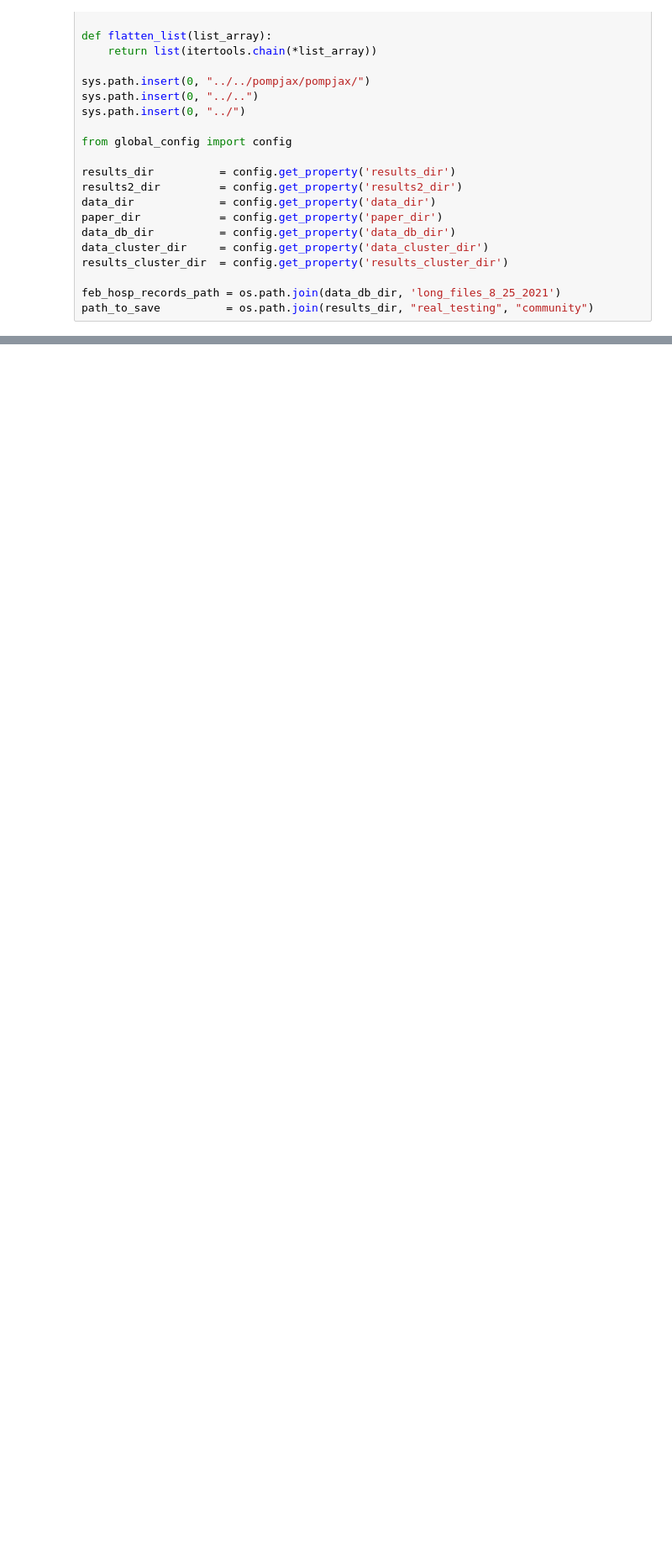
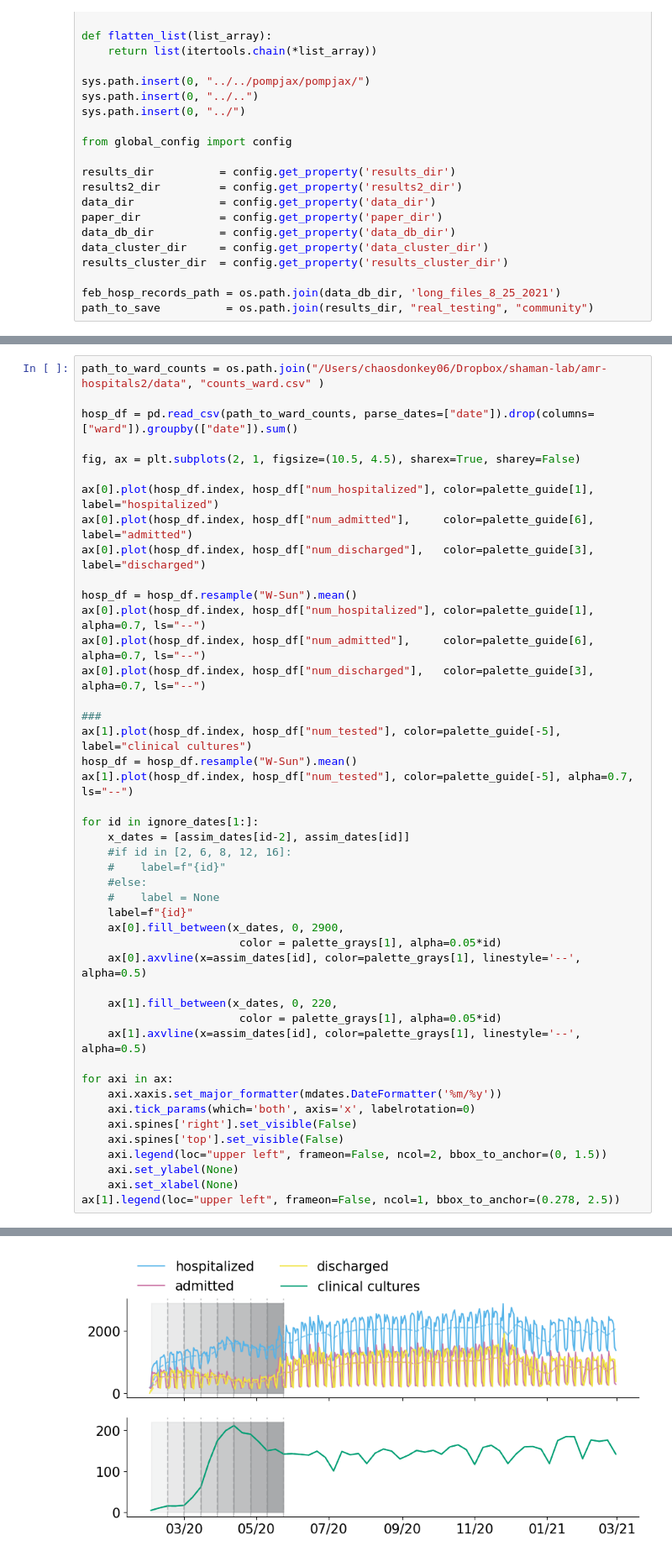
Before and after one commit to ChaosDonkey06/AMR_ABM2, a Jupyter notebook: abm/reviews_epidemics/covid_sense_schematic.ipynb, the cells around one changed output, grey strips where cells are left out. Shown at 84% size. Cells and saved outputs as stored; diff of their text form; blank space fills up the shorter version.

```diff
--- a/abm/reviews_epidemics/covid_sense_schematic.ipynb
+++ b/abm/reviews_epidemics/covid_sense_schematic.ipynb
@@ -64,0 +113,46 @@ observations_df
+# %%
+path_to_ward_counts = os.path.join("/Users/chaosdonkey06/Dropbox/shaman-lab/amr-hospitals2/data", "counts_ward.csv" )
+
+hosp_df = pd.read_csv(path_to_ward_counts, parse_dates=["date"]).drop(columns=["ward"]).groupby(["date"]).sum()
+
+fig, ax = plt.subplots(2, 1, figsize=(10.5, 4.5), sharex=True, sharey=False)
+
+ax[0].plot(hosp_df.index, hosp_df["num_hospitalized"], color=palette_guide[1], label="hospitalized")
+ax[0].plot(hosp_df.index, hosp_df["num_admitted"],     color=palette_guide[6], label="admitted")
+ax[0].plot(hosp_df.index, hosp_df["num_discharged"],   color=palette_guide[3], label="discharged")
+
+hosp_df = hosp_df.resample("W-Sun").mean()
+ax[0].plot(hosp_df.index, hosp_df["num_hospitalized"], color=palette_guide[1], alpha=0.7, ls="--")
+ax[0].plot(hosp_df.index, hosp_df["num_admitted"],     color=palette_guide[6], alpha=0.7, ls="--")
+ax[0].plot(hosp_df.index, hosp_df["num_discharged"],   color=palette_guide[3], alpha=0.7, ls="--")
+
+###
+ax[1].plot(hosp_df.index, hosp_df["num_tested"], color=palette_guide[-5], label="clinical cultures")
+hosp_df = hosp_df.resample("W-Sun").mean()
+ax[1].plot(hosp_df.index, hosp_df["num_tested"], color=palette_guide[-5], alpha=0.7, ls="--")
+
+for id in ignore_dates[1:]:
+    x_dates = [assim_dates[id-2], assim_dates[id]]
+    #if id in [2, 6, 8, 12, 16]:
+    #    label=f"{id}"
+    #else:
+    #    label = None
+    label=f"{id}"
+    ax[0].fill_between(x_dates, 0, 2900,
+                        color = palette_grays[1], alpha=0.05*id)
+    ax[0].axvline(x=assim_dates[id], color=palette_grays[1], linestyle='--', alpha=0.5)
+
+    ax[1].fill_between(x_dates, 0, 220,
+                        color = palette_grays[1], alpha=0.05*id)
+    ax[1].axvline(x=assim_dates[id], color=palette_grays[1], linestyle='--', alpha=0.5)
+
+for axi in ax:
+    axi.xaxis.set_major_formatter(mdates.DateFormatter('%m/%y'))
+    axi.tick_params(which='both', axis='x', labelrotation=0)
+    axi.spines['right'].set_visible(False)
+    axi.spines['top'].set_visible(False)
+    axi.legend(loc="upper left", frameon=False, ncol=2, bbox_to_anchor=(0, 1.5))
+    axi.set_ylabel(None)
+    axi.set_xlabel(None)
+ax[1].legend(loc="upper left", frameon=False, ncol=1, bbox_to_anchor=(0.278, 2.5))
+# %% [output]
@@ -64,0 +160 @@ observations_df
+[figure, added]
```
Also changed, not shown: parts of 6 cells of this notebook, 10 other files.
